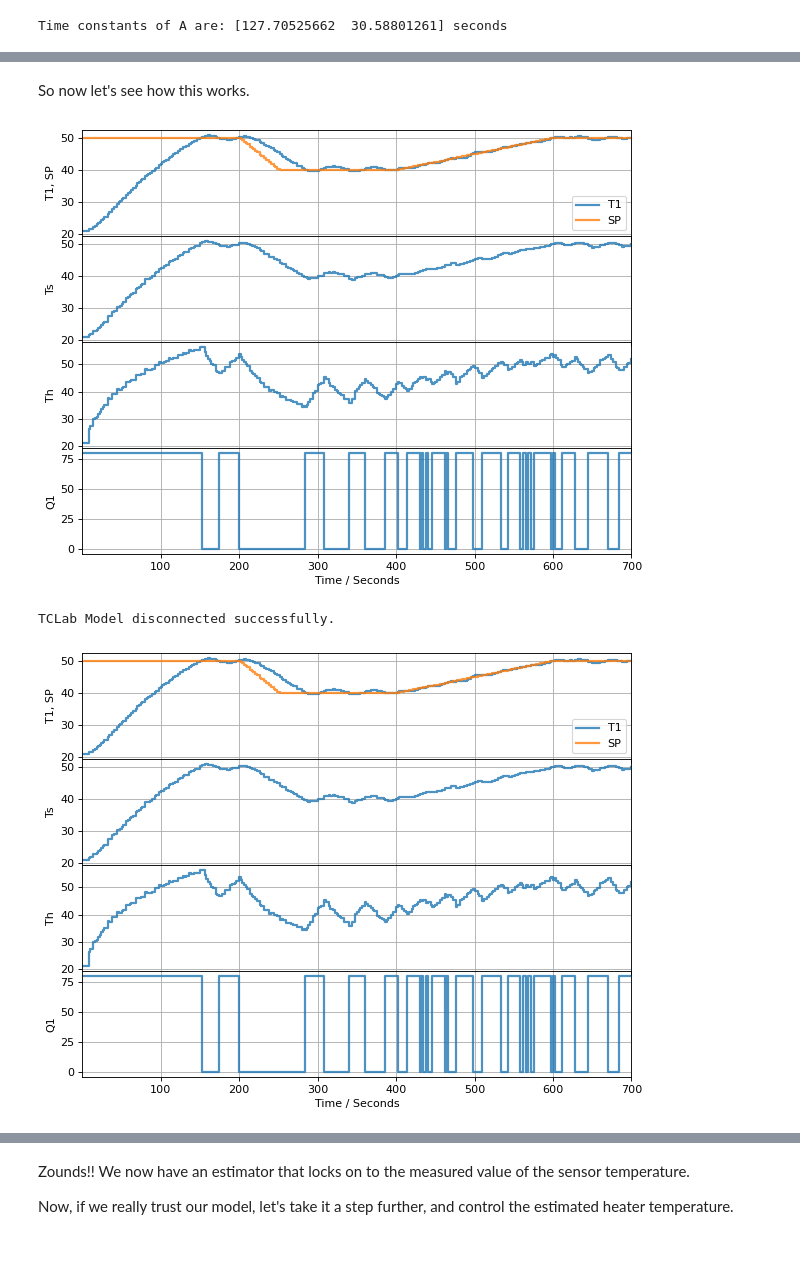
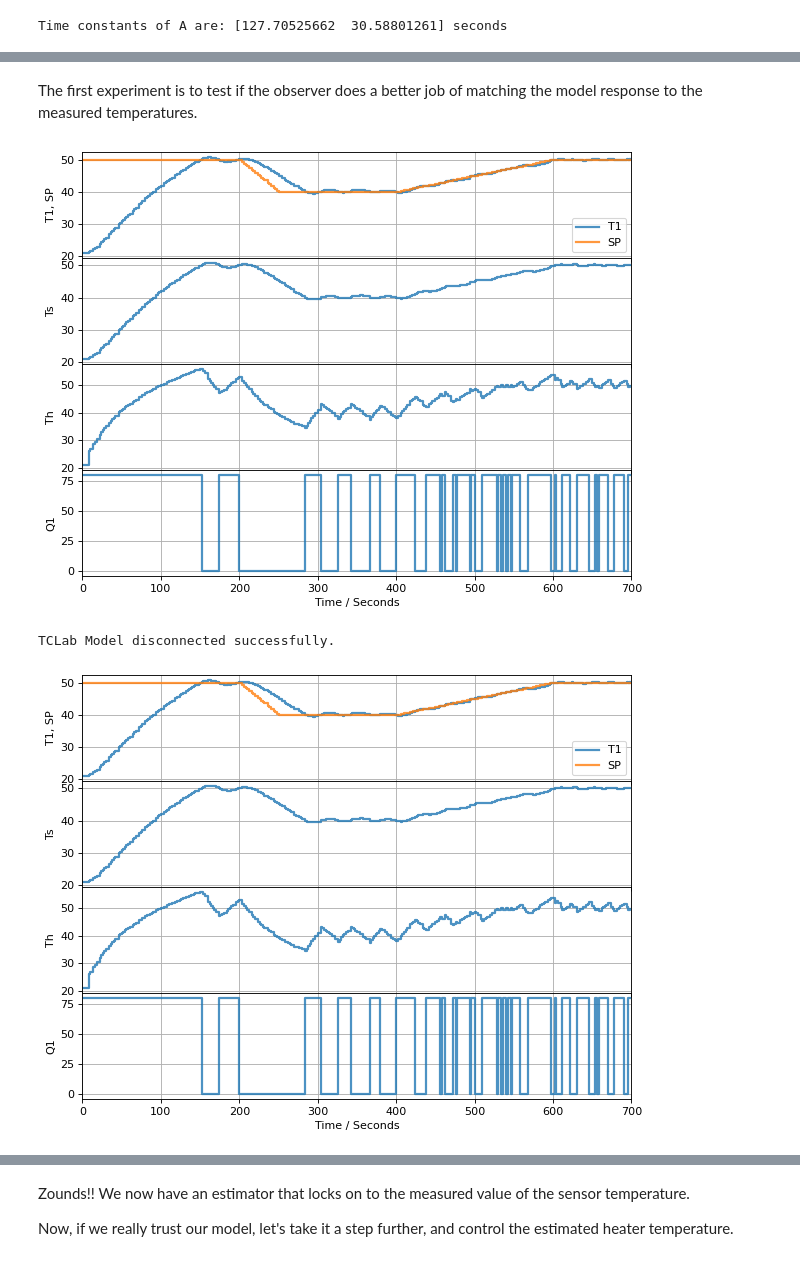
Before and after one commit to jckantor/cbe30338-2021, a Jupyter notebook: docs/04.02-State-Estimation.ipynb, the cells around one changed output, grey strips where cells are left out. Drawn from its saved outputs; the diff is of its cells as text; code cells hidden in the pictures.

```diff
--- a/docs/04.02-State-Estimation.ipynb
+++ b/docs/04.02-State-Estimation.ipynb
@@ -186,9 +211,9 @@ t_final = 700        # run time
 controller = relay(0, 80)
 U1 = next(controller)
 
-# create estimator instance
-estimator = tclab()
-Th, Ts = next(estimator)
+# create model instance
+model = tclab_model()
+Th, Ts = next(model)
 
 # execute the event loop
 with TCLab() as lab:
@@ -196,9 +221,9 @@ with TCLab() as lab:
                    ('Th', lambda: Th), ('Ts', lambda: Ts)])
     p = Plotter(h, t_final, layout=[['T1', 'SP'], ['Ts'], ['Th'], ['Q1']])
     for t in clock(t_final, 2):
-        T1 = lab.T1
-        Th, Ts = estimator.send([t, U1])   # <= use the last value of U1 to estimate the current Th, Ts
-        U1 = controller.send([SP(t), T1])  # <= compute the value of U1 to use for the next time interval
+        T1 = lab.T1                        # get a new measurement
+        Th, Ts = model.send([t, U1])       # update estimates for the current Th, Ts
+        U1 = controller.send([SP(t), T1])  # compute the value of U1 for the next time interval
         lab.Q1(U1)
         p.update(t)
 # %% [output]
@@ -315,5 +367,5 @@ In the next cell, choose values for L that cause both time constants of the obse
 # %%
-L = np.array([[2],[2]])
+L = np.array([[0.4], [0.2]])
 
 eigenvalues_observer, _ = np.linalg.eig(A - np.dot(L, C))
 print('Time constants of A - LC are:', -1.0/np.real(eigenvalues_observer), 'seconds')
@@ -356,31 +439,31 @@ def tclab():
-# %% [markdown]
-So now let's see how this works.
+# %% [markdown]
+The first experiment is to test if the observer does a better job of matching the model response to the measured temperatures.
 # %%
-from tclab import setup, clock, Historian, Plotter
-TCLab = setup(connected=False, speedup=20)
-
 t_final = 700        # run time
+t_step = 2
 
 # create a controller instance
 controller = relay(0, 80)
 U1 = next(controller)
 
 # create estimator instance
-estimator = tclab()
-Th, Ts = next(estimator)
+L = np.array([[0.4], [0.2]])
+observer = tclab_observer(L)
+Th, Ts = next(observer)
 
 # execute the event loop
+TCLab = setup(connected=False, speedup=20)
 with TCLab() as lab:
     h = Historian([('SP', lambda: SP(t)), ('T1', lambda: lab.T1), ('Q1', lab.Q1),
                    ('Th', lambda: Th), ('Ts', lambda: Ts)])
     p = Plotter(h, t_final, layout=[['T1', 'SP'], ['Ts'], ['Th'], ['Q1']])
-    for t in clock(t_final, 2):
+    for t in clock(t_final, t_step):
         T1 = lab.T1
-        Th, Ts = estimator.send([t, U1, T1])   # <= use the last value of U1 to estimate the current Th, Ts
+        Th, Ts = observer.send([t, U1, T1])   # <= use the last value of U1 to estimate the current Th, Ts
         U1 = controller.send([SP(t), T1])  # <= compute the value of U1 to use for the next time interval
         lab.Q1(U1)
         p.update(t)
 # %% [output]
-[figure, old version]
+[figure, new version]
 TCLab Model disconnected successfully.
-[figure, old version]
+[figure, new version]
```
Also changed, not shown: parts of 47 cells of this notebook, 15 other files.
